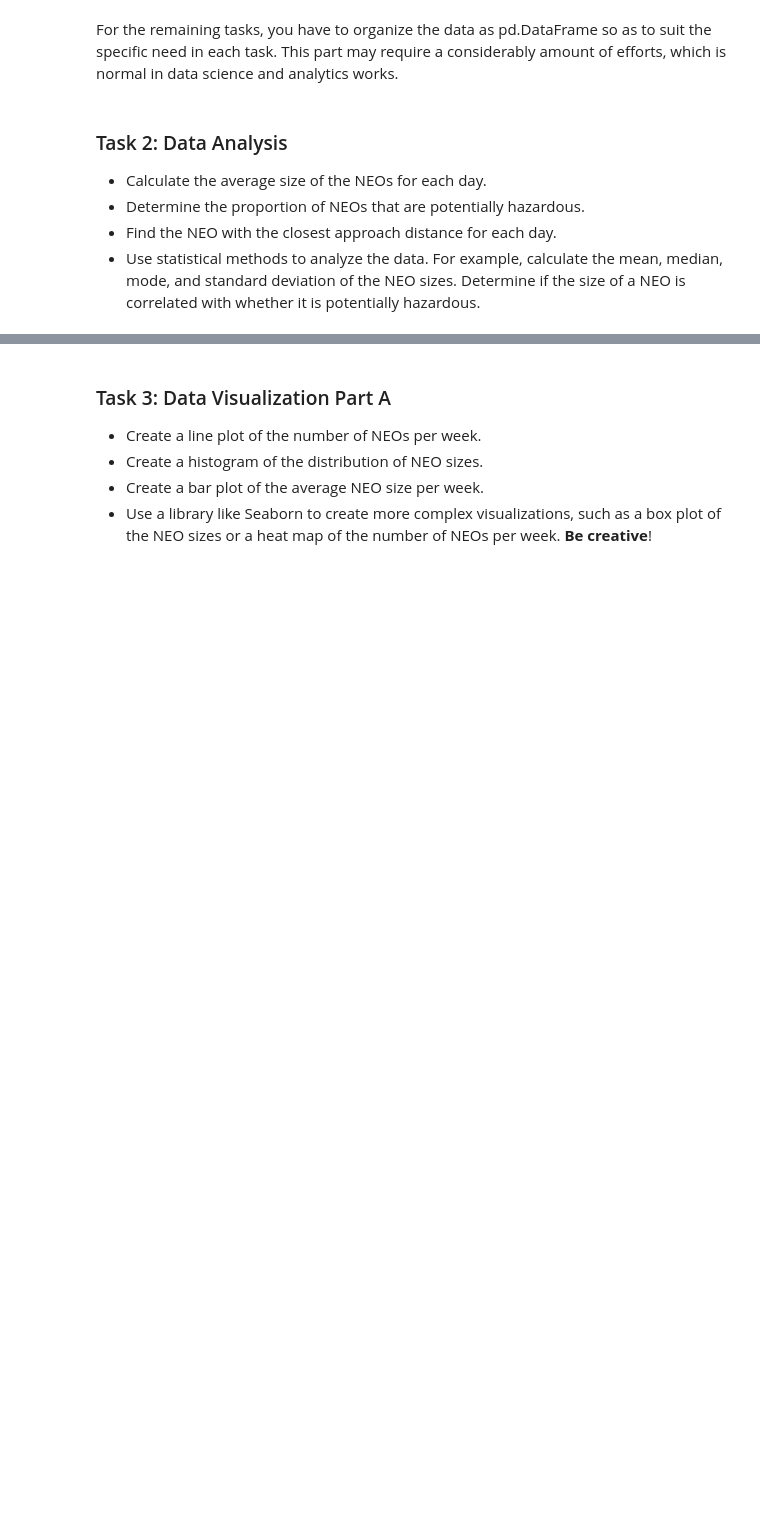
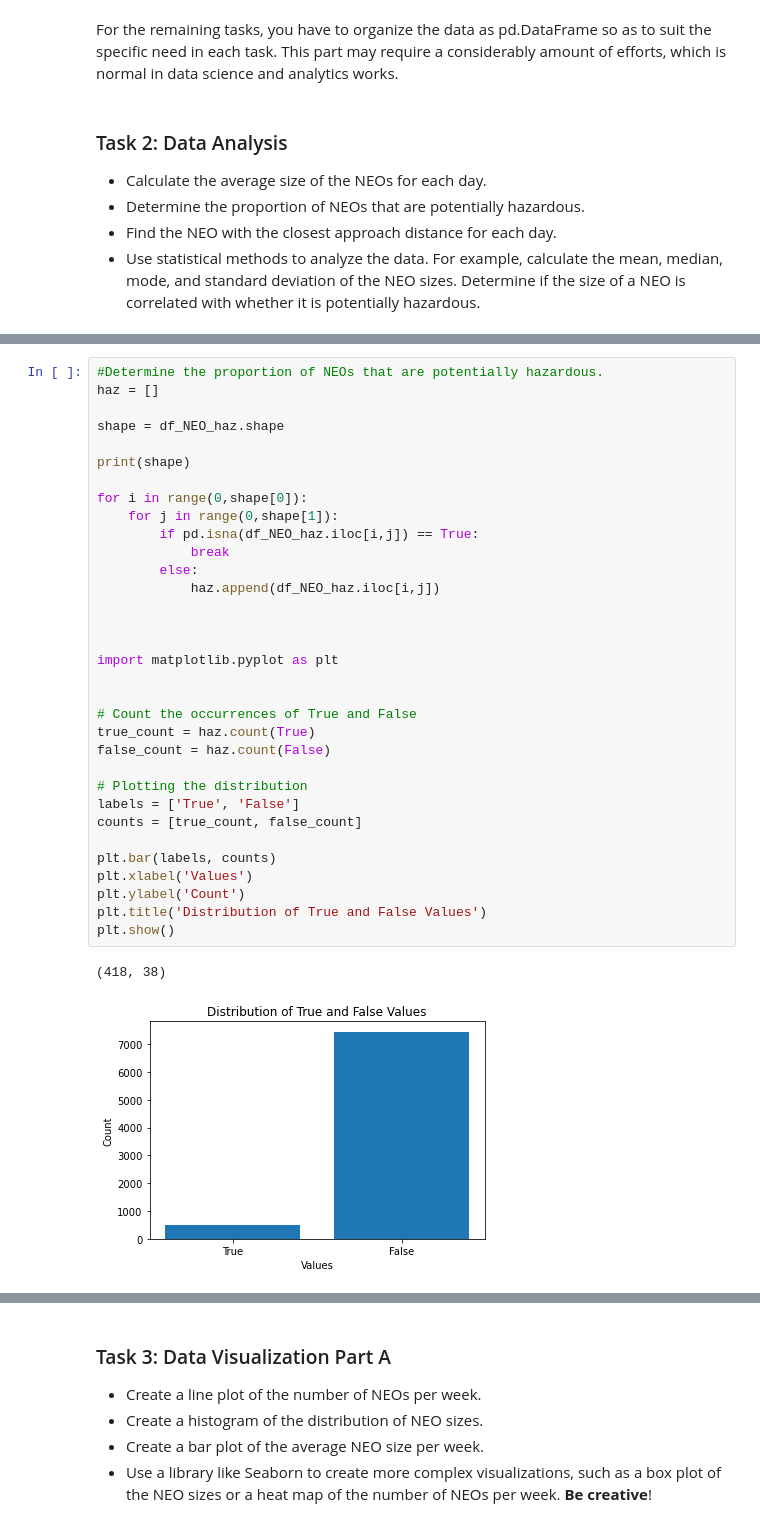
Before and after one commit to fred248h/62444-DVA, a Jupyter notebook: Frederik/5_nasa_data_collection_and_visualization_s204256.ipynb, the cells around one changed output, grey strips where cells are left out. Cells and saved outputs as stored; diff of their text form; blank space fills up the shorter version.

```diff
--- a/Frederik/5_nasa_data_collection_and_visualization_s204256.ipynb
+++ b/Frederik/5_nasa_data_collection_and_visualization_s204256.ipynb
@@ -127,0 +128,36 @@ for date in dates_contained_in_data:
+# %%
+#Determine the proportion of NEOs that are potentially hazardous.
+haz = []
+
+shape = df_NEO_haz.shape
+
+print(shape)
+
+for i in range(0,shape[0]):
+    for j in range(0,shape[1]):
+        if pd.isna(df_NEO_haz.iloc[i,j]) == True:
+            break
+        else:
+            haz.append(df_NEO_haz.iloc[i,j])
+
+
+
+import matplotlib.pyplot as plt
+
+
+# Count the occurrences of True and False
+true_count = haz.count(True)
+false_count = haz.count(False)
+
+# Plotting the distribution
+labels = ['True', 'False']
+counts = [true_count, false_count]
+
+plt.bar(labels, counts)
+plt.xlabel('Values')
+plt.ylabel('Count')
+plt.title('Distribution of True and False Values')
+plt.show()
+# %% [output]
+(418, 38)
+[figure, added]
```
Also changed, not shown: parts of 21 cells of this notebook, 2 other files.
